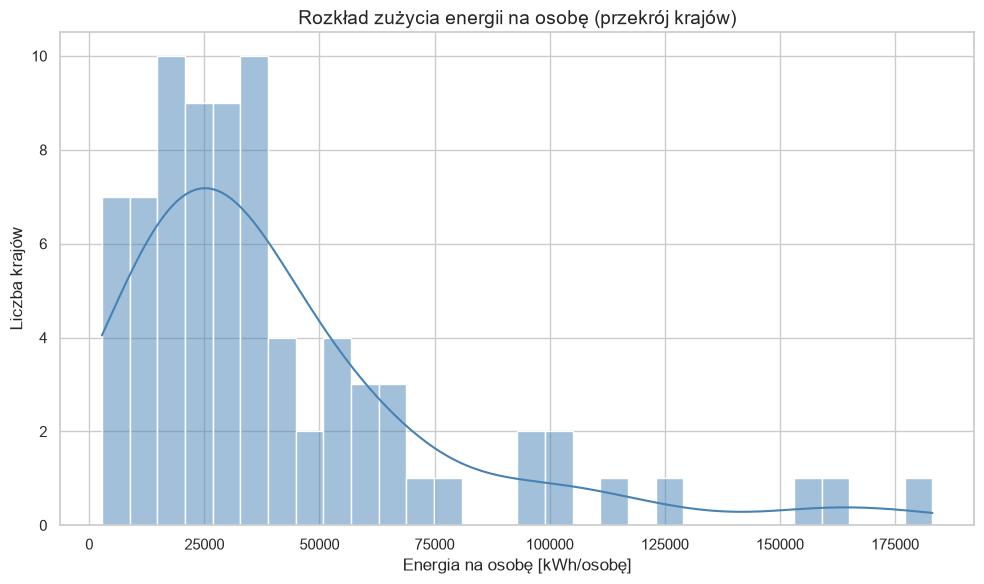
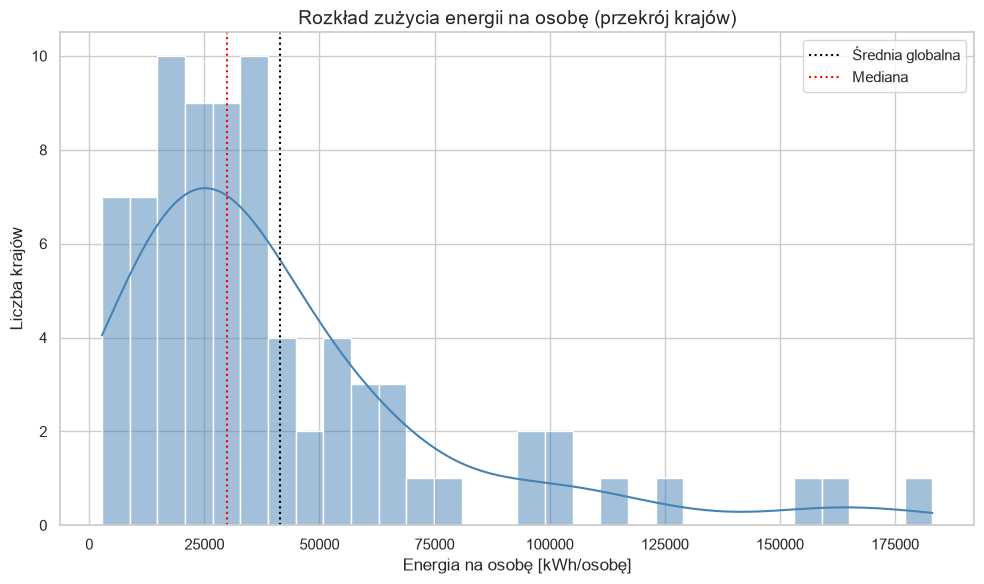
Code edit (unified diff) that turned the first committed figure into the second:
--- before
+++ after
@@ -5,3 +5,6 @@
 plt.ylabel("Liczba krajów")
 plt.tight_layout()
+plt.axvline(df_cs["energia_na_osobe"].mean(), color="black", linestyle="dotted", label="Średnia globalna")
+plt.axvline(df_cs["energia_na_osobe"].median(), color="red", linestyle="dotted", label="Mediana")
+plt.legend()    
 plt.show()

Commit: analiza opisowa